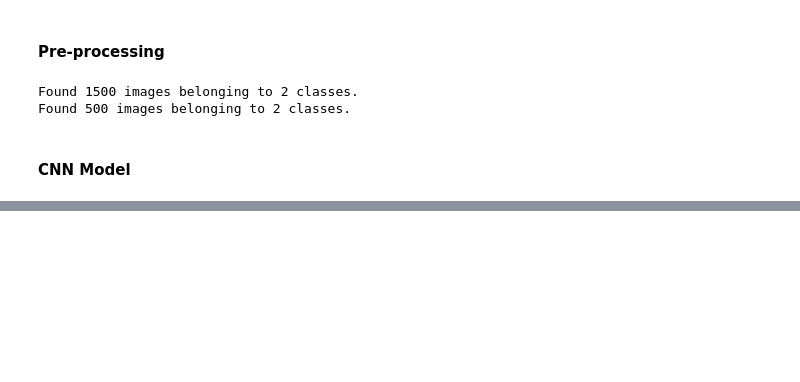
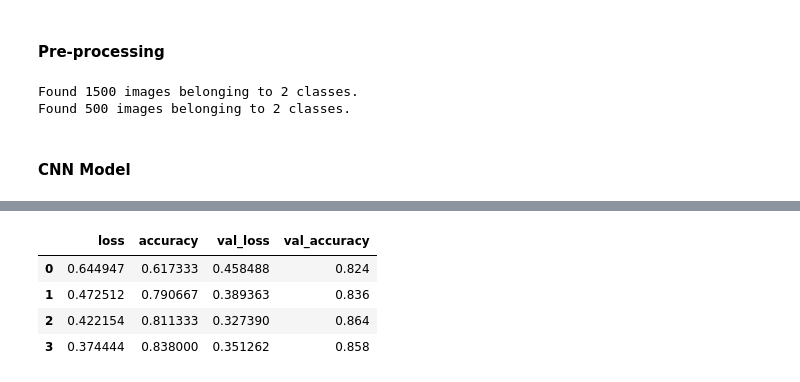
Before and after one commit to dibkb/tensorflow-udemy, a Jupyter notebook: CNN/1.ipynb, the cells around one changed output, grey strips where cells are left out. Saved outputs shown, nothing was run; the diff lists cells and outputs as text; code cells hidden in the pictures; blank space fills up the shorter version.

```diff
--- a/CNN/1.ipynb
+++ b/CNN/1.ipynb
@@ -202,0 +238,8 @@ _________________________________________________________________
+# %%
+pd.DataFrame(history_two.history)
+# %% [output]
+|  | loss | accuracy | val_loss | val_accuracy |
+| 0 | 0.644947 | 0.617333 | 0.458488 | 0.824 |
+| 1 | 0.472512 | 0.790667 | 0.389363 | 0.836 |
+| 2 | 0.422154 | 0.811333 | 0.327390 | 0.864 |
+| 3 | 0.374444 | 0.838000 | 0.351262 | 0.858 |
```
Also changed, not shown: parts of 10 cells of this notebook.
